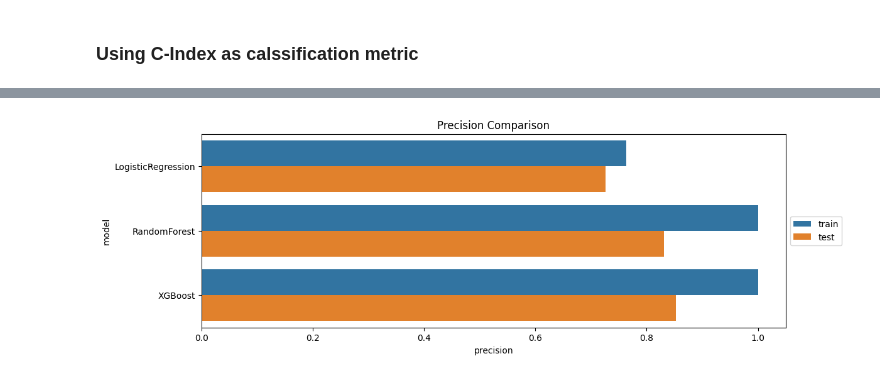
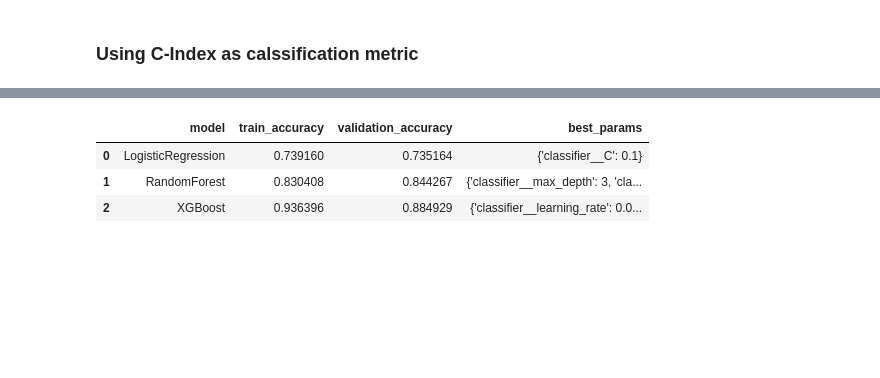
Before and after one commit to DanHerman212/precision_medicine, a Jupyter notebook: code/5_ML_pipelines.ipynb, the cells around one changed output, grey strips where cells are left out. Drawn from its saved outputs; the diff is of its cells as text; code cells hidden in the pictures; blank space fills up the shorter version.

```diff
--- a/code/5_ML_pipelines.ipynb
+++ b/code/5_ML_pipelines.ipynb
@@ -268,10 +157,7 @@ display(Markdown(df_reports.to_markdown()))
-# %%
-# create barplot with model as y, precision as x, and hue as dataset
-fig, ax = plt.subplots(figsize=(12, 4))
-sns.barplot(x='precision', y='model', hue='dataset', data=df_reports, ax=ax)
-plt.title('Precision Comparison')
-# put the legend out of the plot
-plt.legend(loc='center left', bbox_to_anchor=(1, 0.5))
-plt.show()
-# %% [output]
-[figure, removed]
+# %%
+results_df
+# %% [output]
+|  | model | train_accuracy | validation_accuracy | best_params |
+| 0 | LogisticRegression | 0.739160 | 0.735164 | {'classifier__C': 0.1} |
+| 1 | RandomForest | 0.830408 | 0.844267 | {'classifier__max_depth': 3, 'cla... |
+| 2 | XGBoost | 0.936396 | 0.884929 | {'classifier__learning_rate': 0.0... |
```
Also changed, not shown: parts of 9 cells of this notebook, 3 other files.
